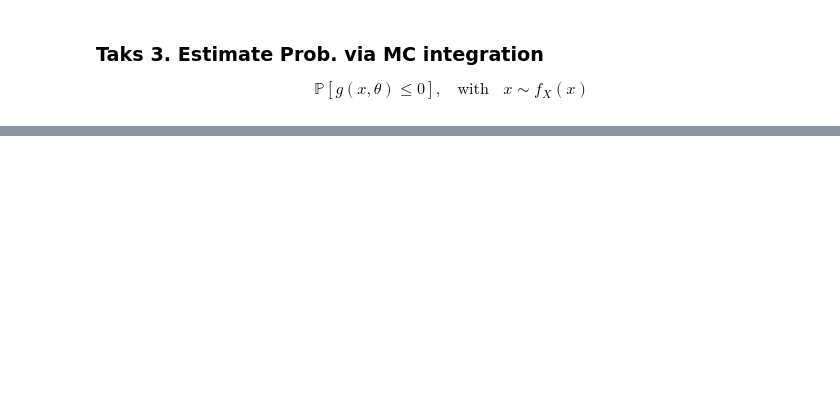
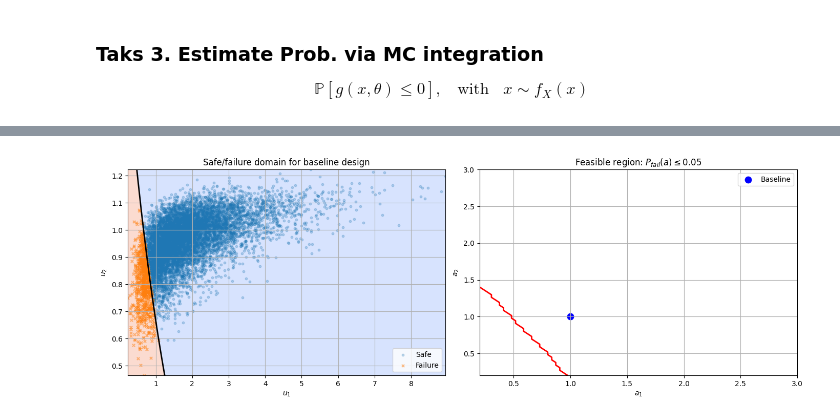
Before and after one commit to supsi-dacd-isaac/TeachDecisionMakingUncertainty, a Jupyter notebook: L05/MC_reliability_estimation_quadratic_fun.ipynb, the cells around one changed output, grey strips where cells are left out. Saved outputs shown, nothing was run; the diff lists cells and outputs as text; code cells hidden in the pictures; blank space fills up the shorter version.

```diff
--- a/L05/MC_reliability_estimation_quadratic_fun.ipynb
+++ b/L05/MC_reliability_estimation_quadratic_fun.ipynb
@@ -291,0 +362,26 @@ plt.show()
+# %%
+fig, axs = plt.subplots(1, 2, figsize=(14, 5))
+# --- Left: safe/failure domain in u-space
+axs[0].contourf(U1, U2, G_grid, levels=[-1e10, 0, 1e10], alpha=0.35, cmap="coolwarm")
+axs[0].contour(U1, U2, G_grid, levels=[0], colors='k', linewidths=2)
+axs[0].scatter(U[safe_mask, 0], U[safe_mask, 1], s=10, alpha=0.25, label="Safe")
+axs[0].scatter(U[fail_mask, 0], U[fail_mask, 1], s=14, alpha=0.5, marker='x', label="Failure")
+axs[0].set_xlabel(r"$u_1$")
+axs[0].set_ylabel(r"$u_2$")
+axs[0].set_title(r"Safe/failure domain for baseline design")
+axs[0].grid(True)
+axs[0].legend()
+
+# --- Right: feasible design region
+axs[1].contour(A1, A2, P_fail_grid<= alpha, levels=[0.05], colors='r', linewidths=2)
+axs[1].scatter([1.0], [1.0], c='blue', s=80, label='Baseline')
+axs[1].set_xlabel(r"$a_1$")
+axs[1].set_ylabel(r"$a_2$")
+axs[1].set_title(r"Feasible region: $P_{fail}(a)\leq 0.05$")
+axs[1].grid(True)
+axs[1].legend()
+
+plt.tight_layout()
+plt.show()
+# %% [output]
+[figure, added]
```
Also changed, not shown: parts of 18 cells of this notebook.
